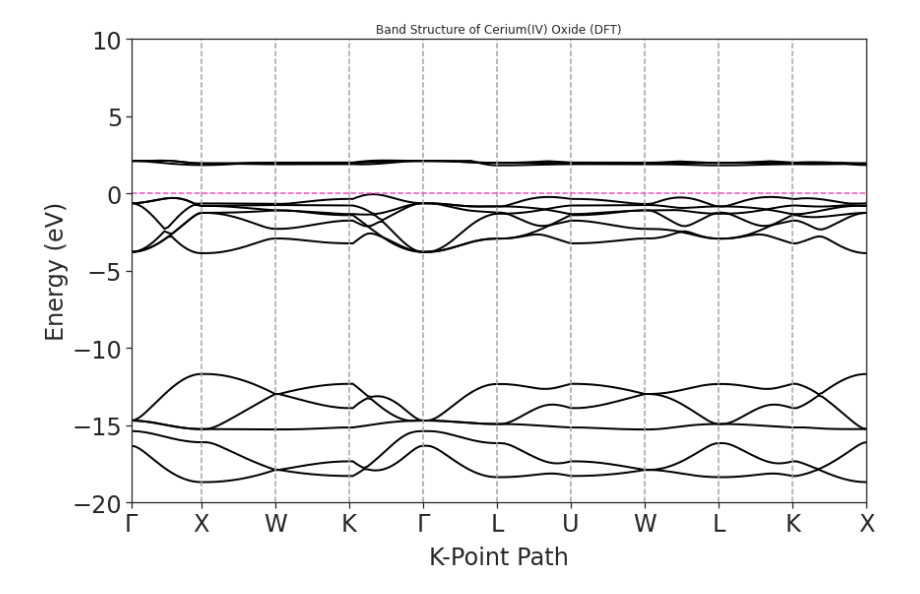
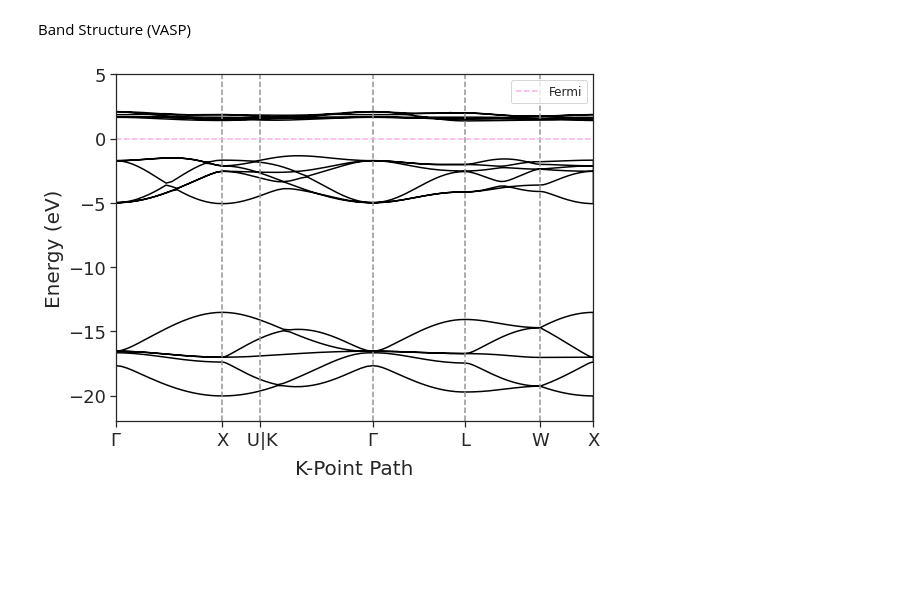
Before and after one commit to ajense28/Python-Scripts, a Jupyter notebook: plotAllCeO2.ipynb, the cells around one changed output. Drawn from its saved outputs; the diff is of its cells as text; code cells hidden in the pictures; blank space fills up the shorter version.

```diff
--- a/plotAllCeO2.ipynb
+++ b/plotAllCeO2.ipynb
@@ -1,9 +1,10 @@
 # %%
-#!pip install seaborn numpy matplotlib phonopy phono3py
+#!pip install seaborn numpy matplotlib phonopy phono3py pyyaml
 import numpy as np
 import seaborn as sns
 import pandas as pd
 #import phono3py as pn
+import yaml as yaml
 
 import matplotlib.pylab as plt
 from matplotlib import rcParams
@@ -12,14 +13,16 @@ import matplotlib.cbook as cbook
 from matplotlib.lines import Line2D
 
 rcParams.update({'figure.autolayout': True})
-sns.set_style("whitegrid", rc={"axes.edgecolor": "k"})
+sns.set_style("whitegrid", rc={"axes.edgecolor": "k", "axes.linewidth":2.})
 sns.set_style("ticks", {"xtick.major.size":8,"ytick.major.size":8})
 
-sns.set_context("notebook",rc={"grid.linewidth": 0,
-                            "font.family":"Helvetica", "axes.labelsize":24.,"xtick.labelsize":24.,
-                            "ytick.labelsize":24., "legend.fontsize":20.}) # https://seaborn.pydata.org/tutorial/aesthetics.html
+sns.set_context("notebook",rc={"grid.linewidth": 0.1,
+                            "font.family":"Helvetica", "axes.labelsize":20.,"xtick.labelsize":18.,
+                            "ytick.labelsize":18., "legend.fontsize":12.,"title.labelsize":14.}) # https://seaborn.pydata.org/tutorial/aesthetics.html
 
-colors = sns.color_palette("bright", 12) #https://seaborn.pydata.org/tutorial/color_palettes.html
+colors = sns.color_palette("colorblind", 8) #https://seaborn.pydata.org/tutorial/color_palettes.html
 
 display(colors)
+# color key: main element = 'k', additional elements = colors[0,1,2,...], fermi = colors[6], kpoints = colors[7]
+# have dft='k' 'solid'; gfn1=colors[10] 'dotted'; gfn2=colors[11] 'dashed'
 # %% [output]
@@ -110,28 +224,25 @@ plt.show()
+# %% [markdown]
+Band Structure (VASP)
 # %%
-# Band Structure
-# GAMMA X W K GAMMA L U W L K X
-KPOINTS = [[0,0,0],[0.5,0,0.5],[0.5,0.25,0.75],[0.375,0.375,0.75],[0,0,0],[0.5,0.5,0.5],[0.625,0.25,0.625],[0.5,0.25,0.75],[0.5,0.5,0.5],[0.375,0.375,0.75],[0.5,0,0.5]] # copied from KPOINTS
-
-fermiDFT = 0.02349
-BANDS_DFT = np.array(np.loadtxt("./CeO2/DFT/4-BS/REFORMATTED_BAND.dat")) # update this
-KPATH_DFT = k_path_dft(KPOINTS, "./CeO2/DFT/4-BS/POSCAR",len(BANDS_DFT[:,0])) # update this to be my poscar
-# bilbalo chrystallogrphic server, symmetry, kvec, choose sym for struct, #227 Fd-3m, kvectors ##############
-#print('shape', np.shape(Bands_Xe_DFT))
-
-############# v plot Band Struct
-fig3 = plt.figure(figsize=(12,8))
-plt.plot(KPATH_DFT, BANDS_DFT[:,1:-1]-fermiDFT, color='k', lw=2)#, label='Xe_BS_DFT') # use first column of reformatted bands to be x vals =
-
-kpts = KPATH_DFT[location_kpts_dft(KPOINTS, BANDS_DFT)] # generate kpts using a function instead of manual inputs
-plt.xticks(kpts,['\u0393','X','W','K','\u0393','L','U','W','L','K','X'])
-plt.vlines(kpts[1:10],-20,20,color=colors[7],linestyle='dashed')
-plt.hlines(0,KPATH_DFT[0],KPATH_DFT[-1],color=colors[6],linestyle='dashed')
+# band structure
+bands = np.array(np.loadtxt('./plot-src/CeO2_VASP_BAND.dat'))
+fermi = ((-1.30344) -1.42856)/2 # vasp says -7.186082, I set to midway between upper peaks
+fig = plt.figure(figsize=(8,6))
+# Γ—X—U|K—Γ—L—W—X
+kpts = [[0,0,0],[0,1,0],[0.5,0.75,0.25],[0,0,0],[0.5,0.5,0.5],[0,1,0]]
+kpath = [bands[0,0],bands[19,0],bands[39,0],bands[59,0],bands[79,0],bands[99,0],bands[119,0]]
+plt.plot(bands[:,0], bands[:,1]-(fermi), color='black')
+plt.xticks(kpath,['$\Gamma$', 'X',' U|K', '$\Gamma$', 'L' ,'W' ,'X'])
+plt.yticks()
+plt.vlines(kpath[1:-1],-22,5,color=colors[7],linestyle='dashed')
+plt.hlines(0,0,5.12846,color=colors[6],linestyle='dashed',label='Fermi')
+plt.xlim(0,5.12846)
+plt.ylim(-22,5)
 plt.xlabel('K-Point Path', labelpad = 10)
-plt.ylabel('Energy (eV)', labelpad = 3)
-plt.xlim(KPATH_DFT[0],KPATH_DFT[-1])
-plt.ylim(-20,10)
-plt.title('Band Structure of Cerium(IV) Oxide (DFT)')
-plt.savefig('./figures/CeO2-BS-DFT.jpeg',  bbox_inches='tight', pad_inches = 1, dpi=400)
-plt.show()
+plt.ylabel('Energy (eV)')
+#plt.title('Cerium(IV) Oxide Band Structure Plot', fontsize=14)
+plt.legend()
+plt.savefig('./plot-fig/CeO2_VASP_BAND.jpeg',  bbox_inches='tight', pad_inches = 1, dpi=400)
+plt.show() #plt.close() #
 # %% [output]
-[figure, old version]
+[figure, new version]
```
Also changed, not shown: parts of 32 cells of this notebook, 1 other file.
